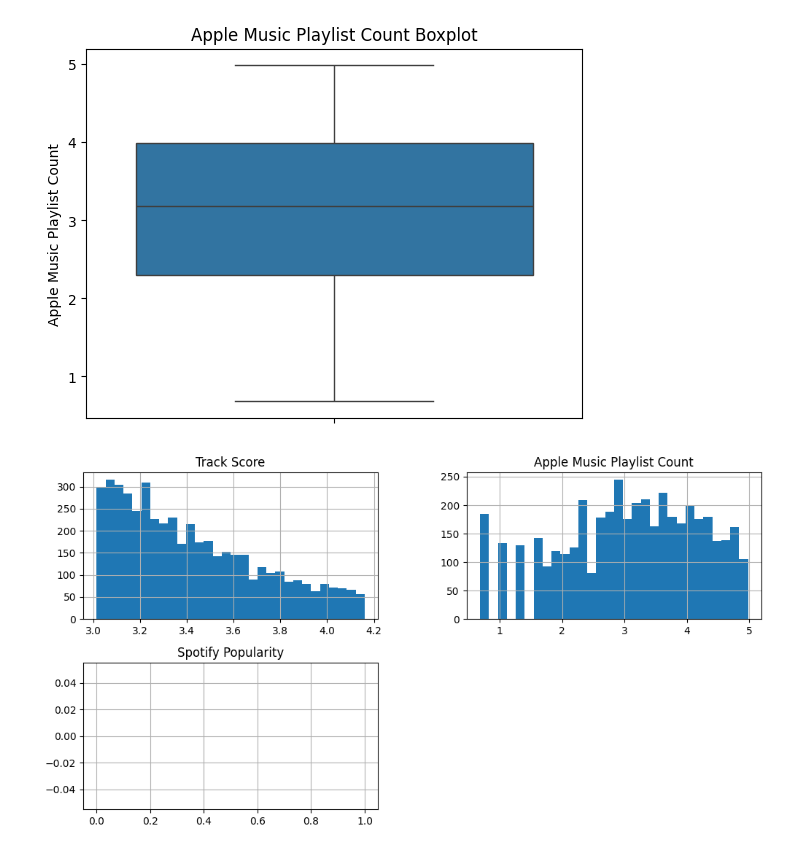
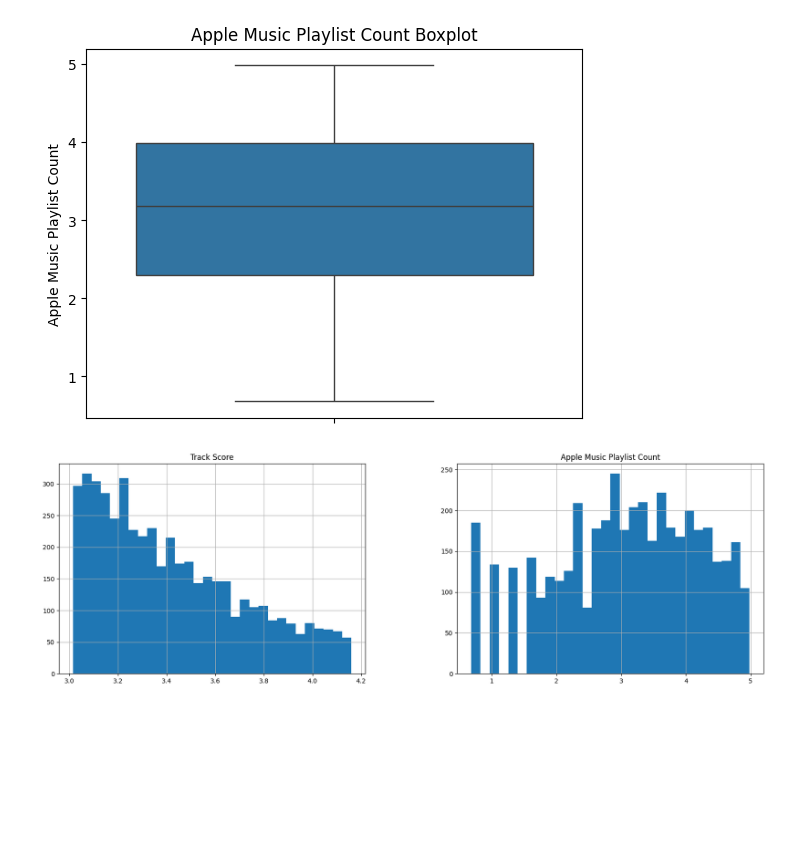
Before and after one commit to Kidar12/GDGoC_ML_Assignment-2, a Jupyter notebook: Dataset_SPY.ipynb, the cells around one changed output. Cells and saved outputs as stored; diff of their text form; code cells hidden in the pictures; blank space fills up the shorter version.

```diff
--- a/Dataset_SPY.ipynb
+++ b/Dataset_SPY.ipynb
@@ -138,7 +273,7 @@ df_spy.duplicated().sum()
 # %% [output]
 0
 # %%
-num = ['Track Score', 'Apple Music Playlist Count', 'Spotify Popularity']
+num = ['Track Score', 'Apple Music Playlist Count']
 
 df_spy[num] = df_spy[num].apply(pd.to_numeric, errors='coerce')
 df_spy.info()
@@ -193,7 +328,7 @@ plt.show()
 [figure]
 [figure]
 # %%
-df_spy[num].hist(bins=30, figsize=(12,6))
+df_spy[num].hist(bins=30, figsize=(20,6))
 plt.show()
 # %% [output]
-[figure, old version]
+[figure, new version]
```
Also changed, not shown: parts of 7 cells of this notebook.
